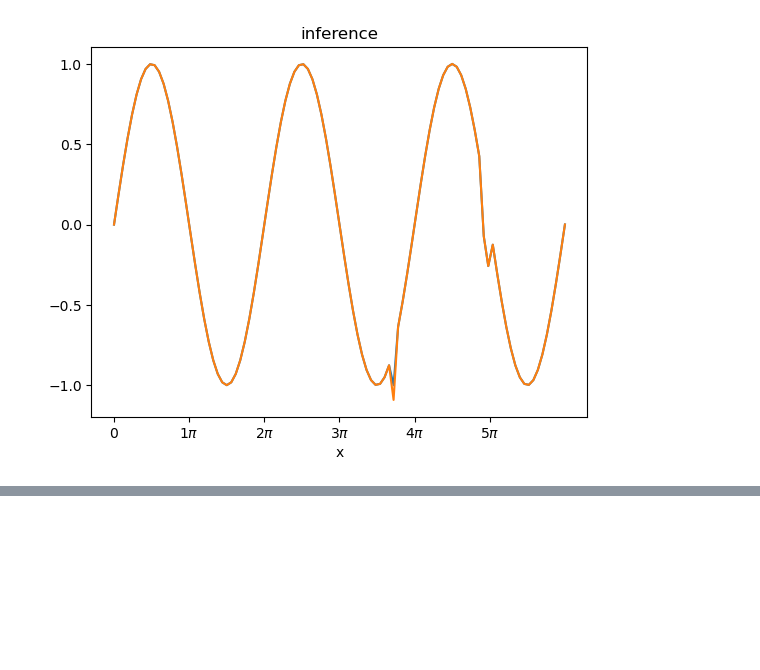
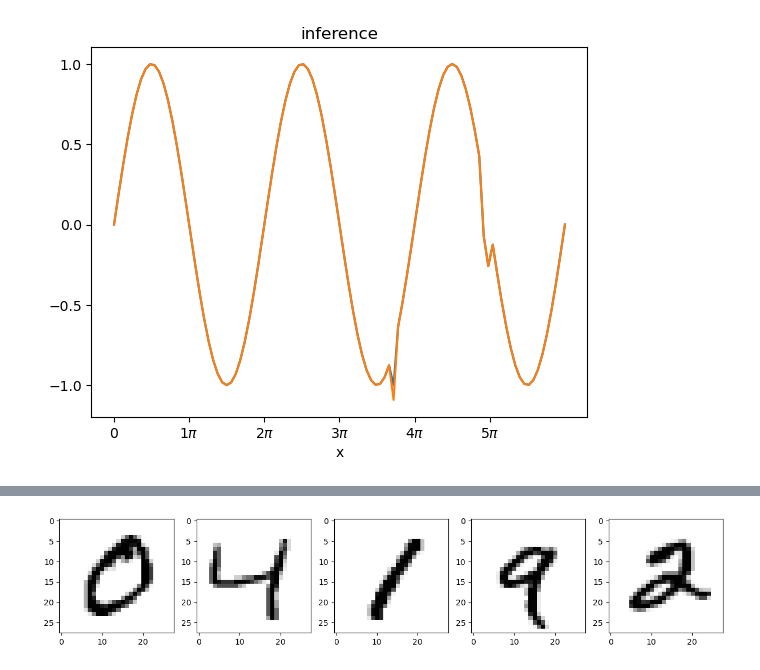
Before and after one commit to dHuberYoumans/neural_networks, a Jupyter notebook: simple_models/simple_models.ipynb, the cells around one changed output, grey strips where cells are left out. Cells and saved outputs as stored; diff of their text form; code cells hidden in the pictures; blank space fills up the shorter version.

Commit message:
MNIST

```diff
--- a/simple_models/simple_models.ipynb
+++ b/simple_models/simple_models.ipynb
@@ -392,0 +402,32 @@ plt.plot(t,y.flatten());
+# %%
+# (VANILLA) LOAD MNIST DATA
+train_dataset = torchvision.datasets.MNIST(root='./data',train=True)
+
+images = train_dataset.data
+targets = train_dataset.targets
+
+print(f'{type(images) = }')
+print(f'{type(targets) = }\n')
+print(f'{images.shape = }')
+print(f'{targets.shape = }\n')
+print(f'{images[0].dtype = }\n')
+print(f'{images[0].max() = }')
+print(f'{images[0].min() = }\n')
+
+# MANUAL PRE-PROCESSING
+prepping = transforms.Compose([
+    transforms.Lambda(lambda x: x.float()), # convert to float
+    transforms.Lambda(lambda x: x.unsqueeze(dim=0)),  # add channels: (H, W) -> (1, H, W)
+    transforms.Lambda(lambda x: x/255.), # scale
+    transforms.Normalize(mean=(0.5,),std=(0.5,)) # normalize to [-1, 1]
+])
+
+images = torch.stack([prepping(img) for img in images])
+
+print(f'{type(images) = }')
+print(f'{type(targets) = }\n')
+print(f'{images.shape = }')
+print(f'{targets.shape = }\n')
+print(f'{images[0].dtype = }\n')
+print(f'{images[0].max() = }')
+print(f'{images[0].min() = }\n')
@@ -392,0 +485,9 @@ plt.plot(t,y.flatten());
+# %%
+# PLOT FIRST COUPLE OF IMAGES
+fig = plt.figure(figsize=(15,4))
+
+for i in range(1,6):
+    plt.subplot(1,5,i)
+    plt.imshow(train_dataset.data[i],cmap='gray_r')
+# %% [output]
+[figure, added]
```
Also changed, not shown: parts of 13 cells of this notebook.
